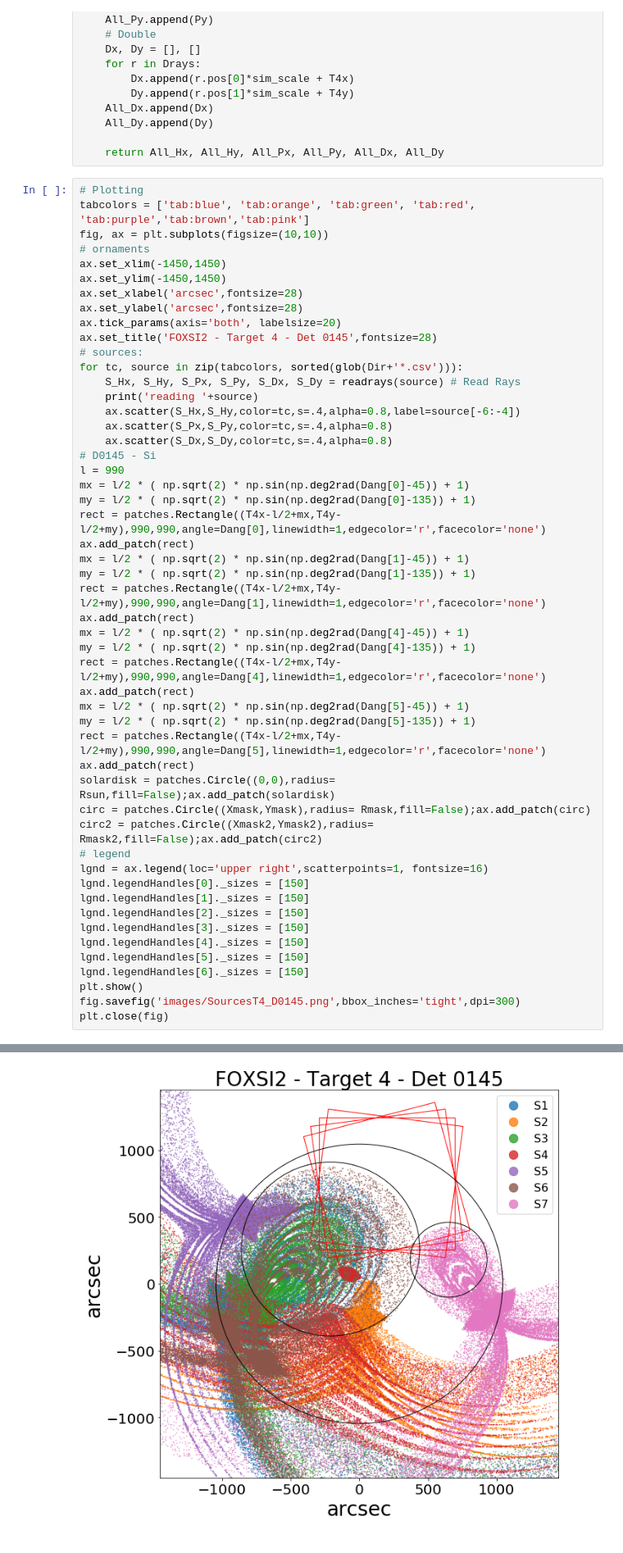
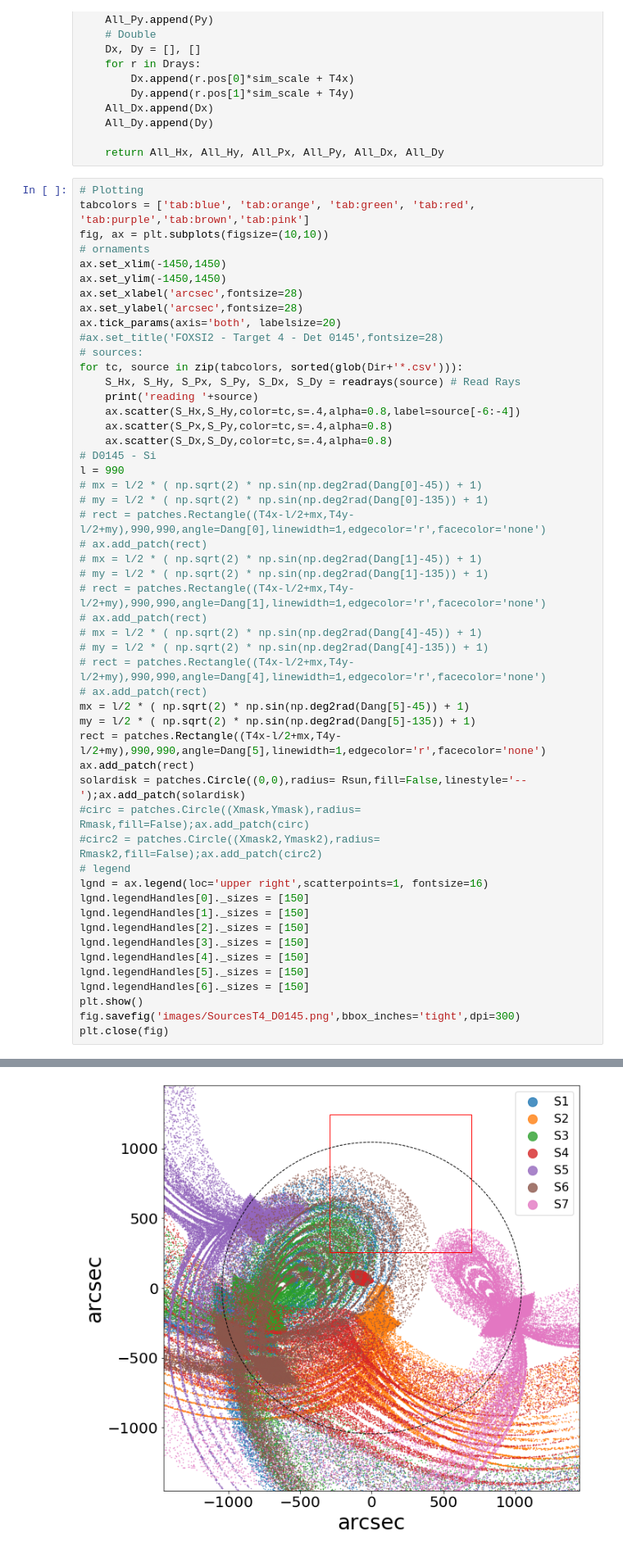
Before and after one commit to pymilo/QuietSunAnalysis, a Jupyter notebook: FOXSI2/D0145_T4-FOXSI2-QS-FluxStudy.ipynb, the cells around one changed output, grey strips where cells are left out. Shown at 82% size. Saved outputs shown, nothing was run; the diff lists cells and outputs as text.

```diff
--- a/FOXSI2/D0145_T4-FOXSI2-QS-FluxStudy.ipynb
+++ b/FOXSI2/D0145_T4-FOXSI2-QS-FluxStudy.ipynb
@@ -82,7 +82,7 @@ ax.set_ylim(-1450,1450)
 ax.set_xlabel('arcsec',fontsize=28)
 ax.set_ylabel('arcsec',fontsize=28)
 ax.tick_params(axis='both', labelsize=20)
-ax.set_title('FOXSI2 - Target 4 - Det 0145',fontsize=28)
+#ax.set_title('FOXSI2 - Target 4 - Det 0145',fontsize=28)
 # sources:
 for tc, source in zip(tabcolors, sorted(glob(Dir+'*.csv'))):
     S_Hx, S_Hy, S_Px, S_Py, S_Dx, S_Dy = readrays(source) # Read Rays
@@ -92,53 +92,53 @@ for tc, source in zip(tabcolors, sorted(glob(Dir+'*.csv'))):
     ax.scatter(S_Dx,S_Dy,color=tc,s=.4,alpha=0.8)
 # D0145 - Si
 l = 990
-mx = l/2 * ( np.sqrt(2) * np.sin(np.deg2rad(Dang[0]-45)) + 1)
-my = l/2 * ( np.sqrt(2) * np.sin(np.deg2rad(Dang[0]-135)) + 1)
-rect = patches.Rectangle((T4x-l/2+mx,T4y-l/2+my),990,990,angle=Dang[0],linewidth=1,edgecolor='r',facecolor='none')
-ax.add_patch(rect)
-mx = l/2 * ( np.sqrt(2) * np.sin(np.deg2rad(Dang[1]-45)) + 1)
-my = l/2 * ( np.sqrt(2) * np.sin(np.deg2rad(Dang[1]-135)) + 1)
-rect = patches.Rectangle((T4x-l/2+mx,T4y-l/2+my),990,990,angle=Dang[1],linewidth=1,edgecolor='r',facecolor='none')
-ax.add_patch(rect)
-mx = l/2 * ( np.sqrt(2) * np.sin(np.deg2rad(Dang[4]-45)) + 1)
-my = l/2 * ( np.sqrt(2) * np.sin(np.deg2rad(Dang[4]-135)) + 1)
-rect = patches.Rectangle((T4x-l/2+mx,T4y-l/2+my),990,990,angle=Dang[4],linewidth=1,edgecolor='r',facecolor='none')
-ax.add_patch(rect)
+# mx = l/2 * ( np.sqrt(2) * np.sin(np.deg2rad(Dang[0]-45)) + 1)
+# my = l/2 * ( np.sqrt(2) * np.sin(np.deg2rad(Dang[0]-135)) + 1)
+# rect = patches.Rectangle((T4x-l/2+mx,T4y-l/2+my),990,990,angle=Dang[0],linewidth=1,edgecolor='r',facecolor='none')
+# ax.add_patch(rect)
+# mx = l/2 * ( np.sqrt(2) * np.sin(np.deg2rad(Dang[1]-45)) + 1)
+# my = l/2 * ( np.sqrt(2) * np.sin(np.deg2rad(Dang[1]-135)) + 1)
+# rect = patches.Rectangle((T4x-l/2+mx,T4y-l/2+my),990,990,angle=Dang[1],linewidth=1,edgecolor='r',facecolor='none')
+# ax.add_patch(rect)
+# mx = l/2 * ( np.sqrt(2) * np.sin(np.deg2rad(Dang[4]-45)) + 1)
+# my = l/2 * ( np.sqrt(2) * np.sin(np.deg2rad(Dang[4]-135)) + 1)
+# rect = patches.Rectangle((T4x-l/2+mx,T4y-l/2+my),990,990,angle=Dang[4],linewidth=1,edgecolor='r',facecolor='none')
+# ax.add_patch(rect)
 mx = l/2 * ( np.sqrt(2) * np.sin(np.deg2rad(Dang[5]-45)) + 1)
 my = l/2 * ( np.sqrt(2) * np.sin(np.deg2rad(Dang[5]-135)) + 1)
 rect = patches.Rectangle((T4x-l/2+mx,T4y-l/2+my),990,990,angle=Dang[5],linewidth=1,edgecolor='r',facecolor='none')
 ax.add_patch(rect)
-solardisk = patches.Circle((0,0),radius= Rsun,fill=False);ax.add_patch(solardisk)
-circ = patches.Circle((Xmask,Ymask),radius= Rmask,fill=False);ax.add_patch(circ)
-circ2 = patches.Circle((Xmask2,Ymask2),radius= Rmask2,fill=False);ax.add_patch(circ2)
+solardisk = patches.Circle((0,0),radius= Rsun,fill=False,linestyle='--');ax.add_patch(solardisk)
+#circ = patches.Circle((Xmask,Ymask),radius= Rmask,fill=False);ax.add_patch(circ)
+#circ2 = patches.Circle((Xmask2,Ymask2),radius= Rmask2,fill=False);ax.add_patch(circ2)
 # legend
 lgnd = ax.legend(loc='upper right',scatterpoints=1, fontsize=16)
 lgnd.legendHandles[0]._sizes = [150]
 lgnd.legendHandles[1]._sizes = [150]
 lgnd.legendHandles[2]._sizes = [150]
 lgnd.legendHandles[3]._sizes = [150]
 lgnd.legendHandles[4]._sizes = [150]
 lgnd.legendHandles[5]._sizes = [150]
 lgnd.legendHandles[6]._sizes = [150]
 plt.show()
 fig.savefig('images/SourcesT4_D0145.png',bbox_inches='tight',dpi=300)
 plt.close(fig)
 # %% [output]
 Rays from ./D0145_rays/D0145S1.csv loaded.
 reading ./D0145_rays/D0145S1.csv
 Rays from ./D0145_rays/D0145S2.csv loaded.
 reading ./D0145_rays/D0145S2.csv
 Rays from ./D0145_rays/D0145S3.csv loaded.
 reading ./D0145_rays/D0145S3.csv
 Rays from ./D0145_rays/D0145S4.csv loaded.
 reading ./D0145_rays/D0145S4.csv
 Rays from ./D0145_rays/D0145S5.csv loaded.
 reading ./D0145_rays/D0145S5.csv
 Rays from ./D0145_rays/D0145S6.csv loaded.
 reading ./D0145_rays/D0145S6.csv
 Rays from ./D0145_rays/D0145S7.csv loaded.
 reading ./D0145_rays/D0145S7.csv
-[figure, old version]
+[figure, new version]
 # %%
 # Plotting
 fig, ax = plt.subplots(figsize=(10,10))
```
Also changed, not shown: 3 other files.
